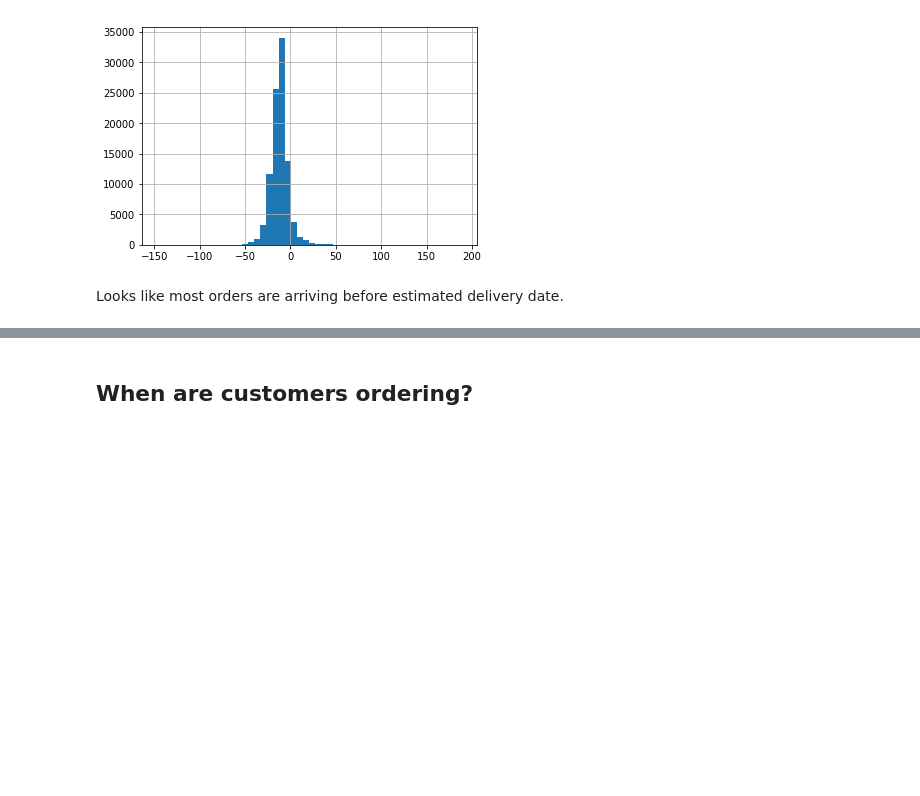
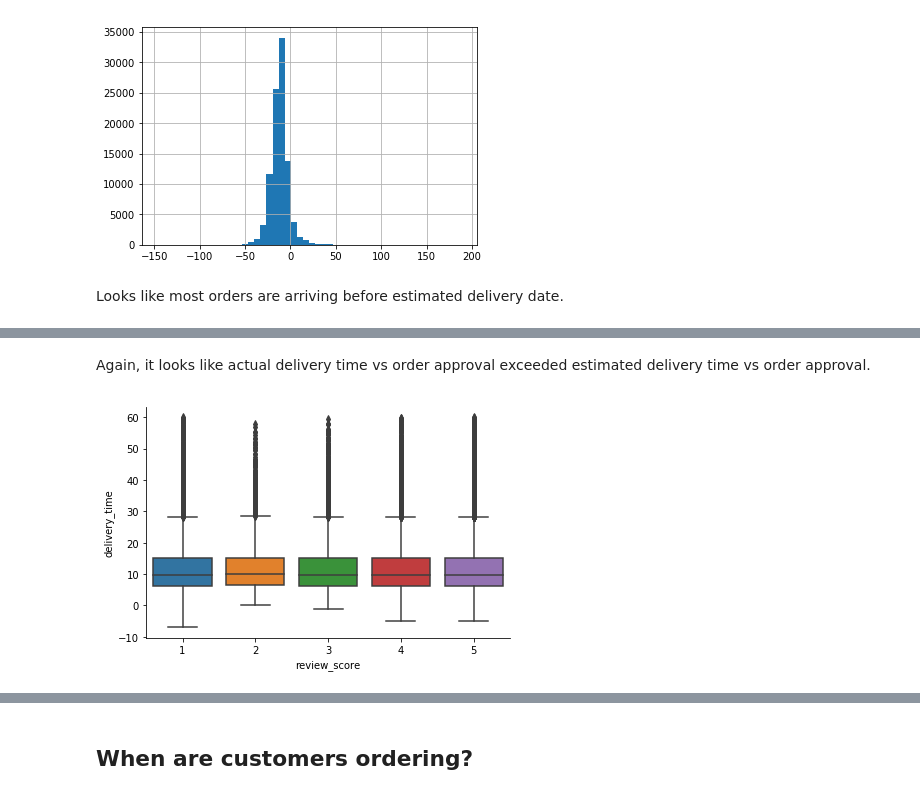
Before and after one commit to axiaosun/Olist_Ecommerce_Data_Analysis, a Jupyter notebook: ECommerce_Olist.ipynb, the cells around one changed output, grey strips where cells are left out. Saved outputs shown, nothing was run; the diff lists cells and outputs as text; code cells hidden in the pictures; blank space fills up the shorter version.

```diff
--- a/ECommerce_Olist.ipynb
+++ b/ECommerce_Olist.ipynb
@@ -490,0 +517,7 @@ Looks like most orders are arriving before estimated delivery date.
+# %% [markdown]
+Again, it looks like actual delivery time vs order approval exceeded estimated delivery time vs order approval.
+# %%
+ax = sns.catplot(x="review_score", y="delivery_time", kind="box",
+                 data=orders[orders.delivery_time < 60], height=4, aspect=1.5)
+# %% [output]
+[figure, added]
```
Also changed, not shown: parts of 10 cells of this notebook.
